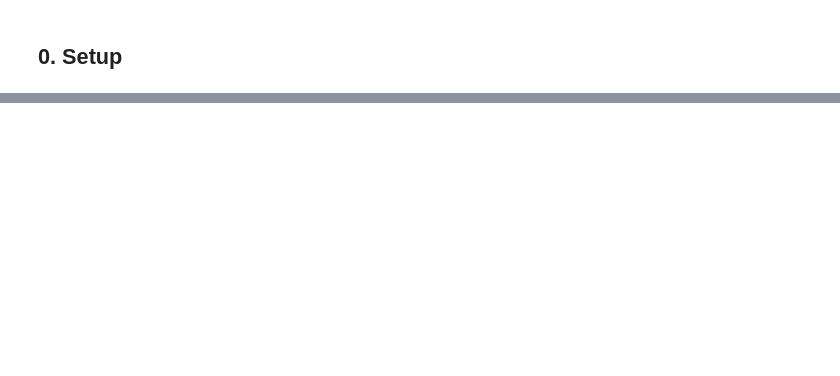
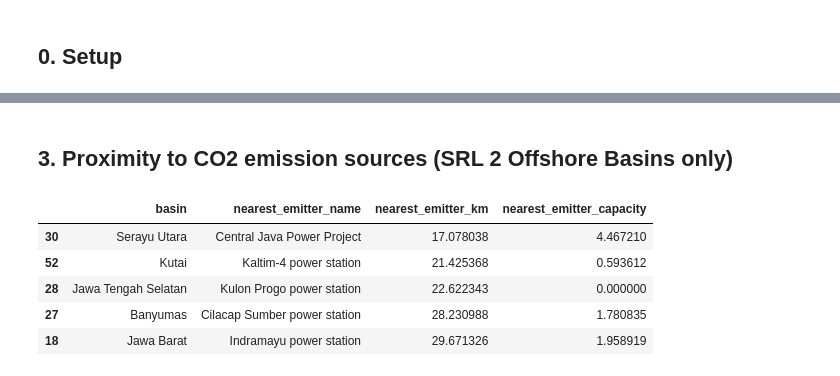
Before and after one commit to Arsyrahmatullah/ccs-screening, a Jupyter notebook: notebooks/00_tier1_national_screening.ipynb, the cells around one changed output, grey strips where cells are left out. Drawn from its saved outputs; the diff is of its cells as text; code cells hidden in the pictures; blank space fills up the shorter version.

```diff
--- a/notebooks/00_tier1_national_screening.ipynb
+++ b/notebooks/00_tier1_national_screening.ipynb
@@ -500,0 +196,27 @@ Monte Carlo capacity, specific to the Sunda-Asri Basin.
+# %%
+
+def map_tectonic_score(tec_exp):
+    s = str(tec_exp).lower()
+
+    # 1. Eliminators: High Risk Subduction / Oceanic
+    if any(k in s for k in ["fore arc", "fore-arc", "trench", "oceanic"]):
+        return 1, "Fore-Arc / Deep Oceanic"
+
+    # 2. High Priority: Stable Post-Rift / Margin
+    elif any(k in s for k in ["back arc", "back-arc", "passive", "margin"]):
+        return 3, "Back-Arc / Passive Margin"
+
+    # 3. Medium Priority: Complex, active, or inland extensional setups
+    elif any(k in s for k in ["rift", "graben", "intra-arc", "intra arc", "intermontane", "foreland", "transtensional"]):
+        return 2, "Intra-Arc / Rift / Foreland"
+
+    else:
+        return 2, "Unclassified / Intermediate"
+
+# Apply tectonic scoring logic
+scores_and_classes = basins_qualified["basin_type"].apply(map_tectonic_score)
+basins_qualified["tectonic_score"] = [x[0] for x in scores_and_classes]
+basins_qualified["tectonic_class"] = [x[1] for x in scores_and_classes]
+
+print("=== TECTONIC CLASSIFICATION DISTRIBUTION (SRL 2 Basins) ===")
+print(basins_qualified["tectonic_class"].value_counts())
@@ -500,0 +310,23 @@ Monte Carlo capacity, specific to the Sunda-Asri Basin.
+# %% [markdown]
+## 3. Proximity to CO2 emission sources (SRL 2 Offshore Basins only)
+# %%
+
+capacity_col = "capacity_mtpa_co2_est" if "capacity_mtpa_co2_est" in emitters.columns else None
+
+basins_with_proximity = nearest_emitter_distance(
+    basins_qualified, emitters,
+    basin_lat_col="lat", basin_lon_col="lon",
+    emitter_lat_col="lat", emitter_lon_col="lon",
+    emitter_capacity_col=capacity_col,
+)
+cols = ["basin", "nearest_emitter_name", "nearest_emitter_km"]
+if "nearest_emitter_capacity" in basins_with_proximity.columns:
+    cols.append("nearest_emitter_capacity")
+basins_with_proximity[cols].sort_values("nearest_emitter_km").head()
+# %% [output]
+|  | basin | nearest_emitter_name | nearest_emitter_km | nearest_emitter_capacity |
+| 30 | Serayu Utara | Central Java Power Project | 17.078038 | 4.467210 |
+| 52 | Kutai | Kaltim-4 power station | 21.425368 | 0.593612 |
+| 28 | Jawa Tengah Selatan | Kulon Progo power station | 22.622343 | 0.000000 |
+| 27 | Banyumas | Cilacap Sumber power station | 28.230988 | 1.780835 |
+| 18 | Jawa Barat | Indramayu power station | 29.671326 | 1.958919 |
```
Also changed, not shown: parts of 45 cells of this notebook, 16 other files.
